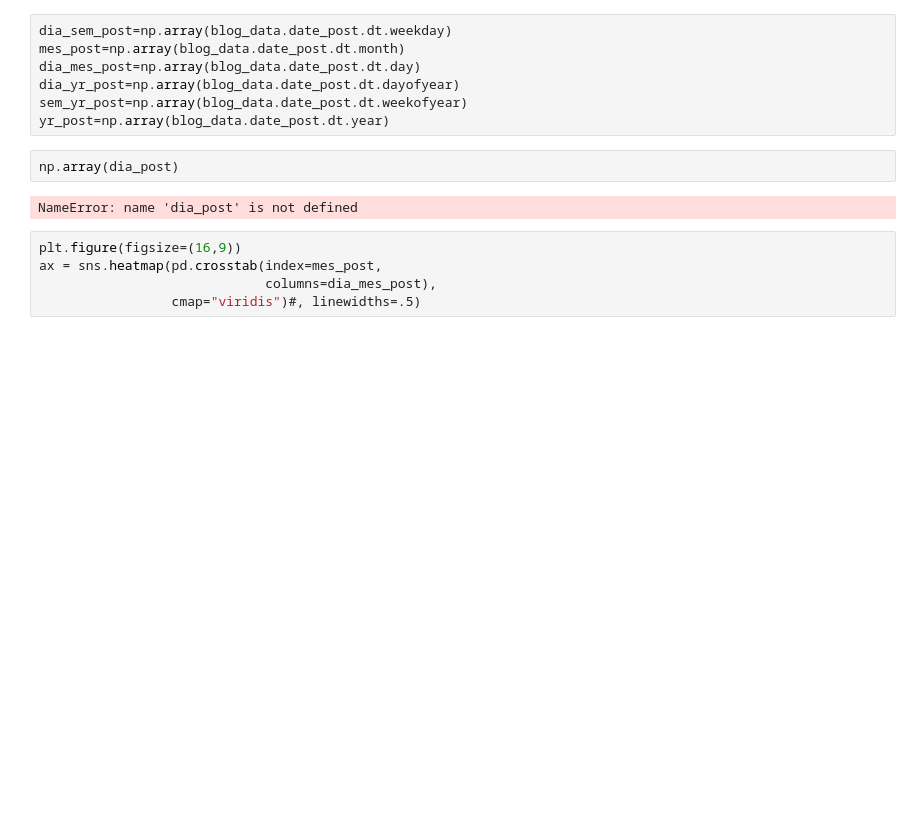
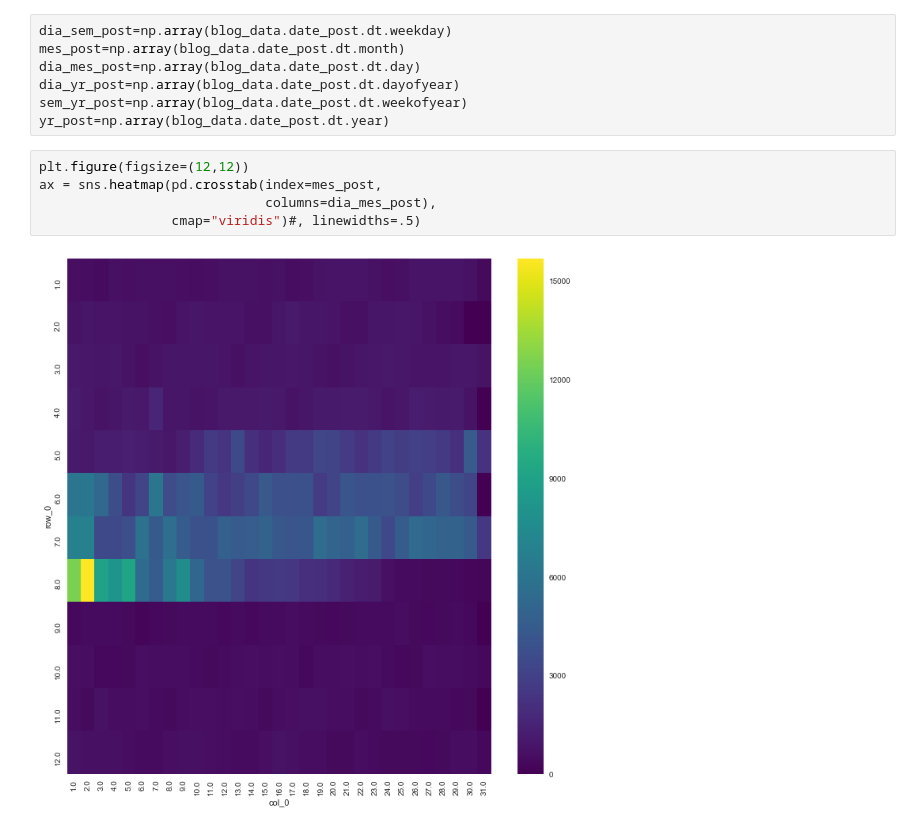
Before and after one commit to Yagwar/Whale-Jaguar, a Jupyter notebook: Temporalidad.ipynb, the cells around one changed output. Saved outputs shown, nothing was run; the diff lists cells and outputs as text; blank space fills up the shorter version.

```diff
--- a/Temporalidad.ipynb
+++ b/Temporalidad.ipynb
@@ -125,12 +125,10 @@ dia_mes_post=np.array(blog_data.date_post.dt.day)
 dia_yr_post=np.array(blog_data.date_post.dt.dayofyear)
 sem_yr_post=np.array(blog_data.date_post.dt.weekofyear)
 yr_post=np.array(blog_data.date_post.dt.year)
-# %%
-np.array(dia_post)
-# %% [output]
-NameError: name 'dia_post' is not defined
 # %%
-plt.figure(figsize=(16,9))
+plt.figure(figsize=(12,12))
 ax = sns.heatmap(pd.crosstab(index=mes_post,
                              columns=dia_mes_post),
                  cmap="viridis")#, linewidths=.5)
+# %% [output]
+[figure, added]
```
Also changed, not shown: parts of 1 cell of this notebook, 4 other files.
